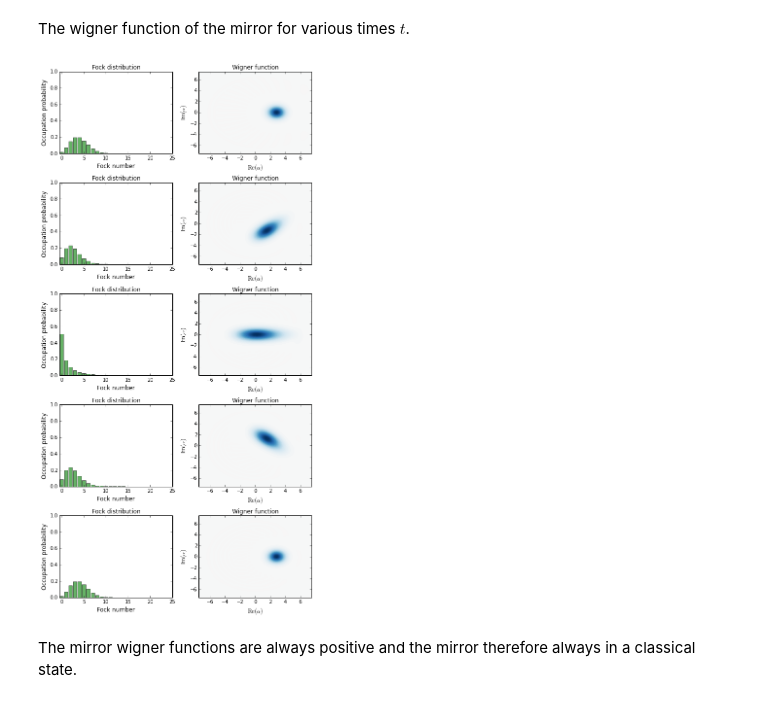
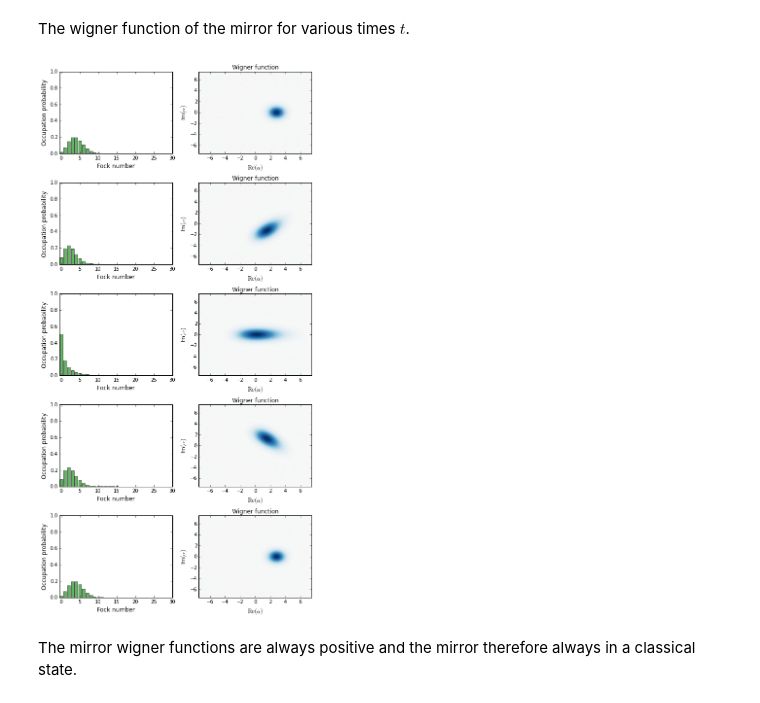
Before and after one commit to jrjohansson/reproduced-papers, a Jupyter notebook: Reproduce-PRA-56-4175-1997-Bose.ipynb, the cells around one changed output. Cells and saved outputs as stored; diff of their text form; code cells hidden in the pictures.

```diff
--- a/Reproduce-PRA-56-4175-1997-Bose.ipynb
+++ b/Reproduce-PRA-56-4175-1997-Bose.ipynb
@@ -28,8 +28,8 @@ The initial states of the cavity mode and the mirror mode are in the coherent st
 ## Undamped dynamics
 # %%
 # number of fock states in the cavity and mirror modes
-N = 25
-M = 25
+N = 15
+M = 30
 r = 1.0
 # %%
 def solve_dynamics_undamped(r, k, alpha, beta, t, N, M):
@@ -45,7 +45,10 @@ def solve_dynamics_undamped(r, k, alpha, beta, t, N, M):
 
     psi0 = tensor(coherent(N, alpha), coherent(M, beta))
 
-    return mesolve(H, psi0, t, [], [], options=Odeoptions(nsteps=10000))
+    result = mesolve(H, psi0, t, [], [], options=Odeoptions(nsteps=10000))
+
+    return result, expect(commutator(a, a.dag()), result.states), expect(commutator(b, b.dag()), result.states)
+    #return result, expect(a.dag() * a, result.states), expect(b.dag() * b, result.states)
 # %% [markdown]
 ### Figure 1 in Bose et al.
 # %%
@@ -78,17 +110,17 @@ The wigner function of the mirror for various times $t$.
 # %%
 t = [0, pi/2, pi, 3*pi/2, 2*pi]
 # %%
-result = solve_dynamics_undamped(r, 0.3, alpha, beta, t, N, M)
+result, C_A, C_B = solve_dynamics_undamped(r, 0.3, alpha, beta, t, N, M)
 # %%
 fig, axes = plt.subplots(len(t), 2, figsize=(8,16))
 
 for idx, rho in enumerate(result.states):
     rho_mirror = ptrace(rho, 1)
-    wigner_fock_distribution(rho_mirror, fig=fig, axes=axes[idx])
+    plot_wigner_fock_distribution(rho_mirror, fig=fig, axes=axes[idx])
 
 fig.tight_layout()
 # %% [output]
-[figure, old version]
+[figure, new version]
 # %% [markdown]
 The mirror wigner functions are always positive and the mirror therefore always in a classical state.
 # %% [markdown]
```
Also changed, not shown: parts of 17 cells of this notebook.
